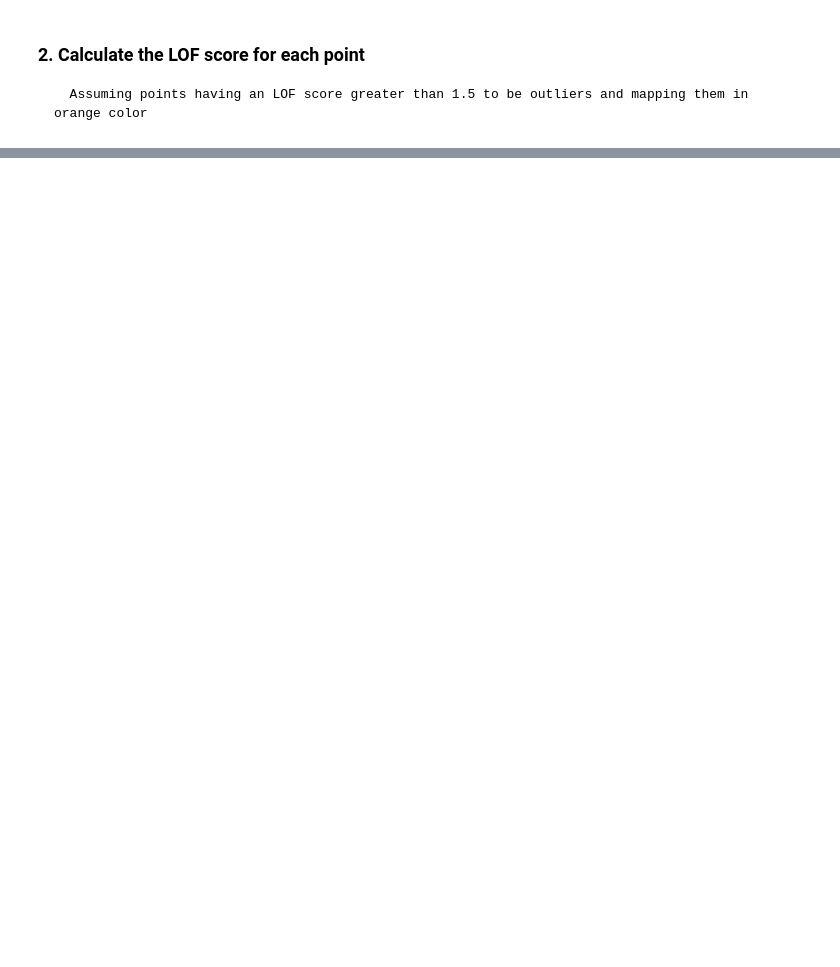
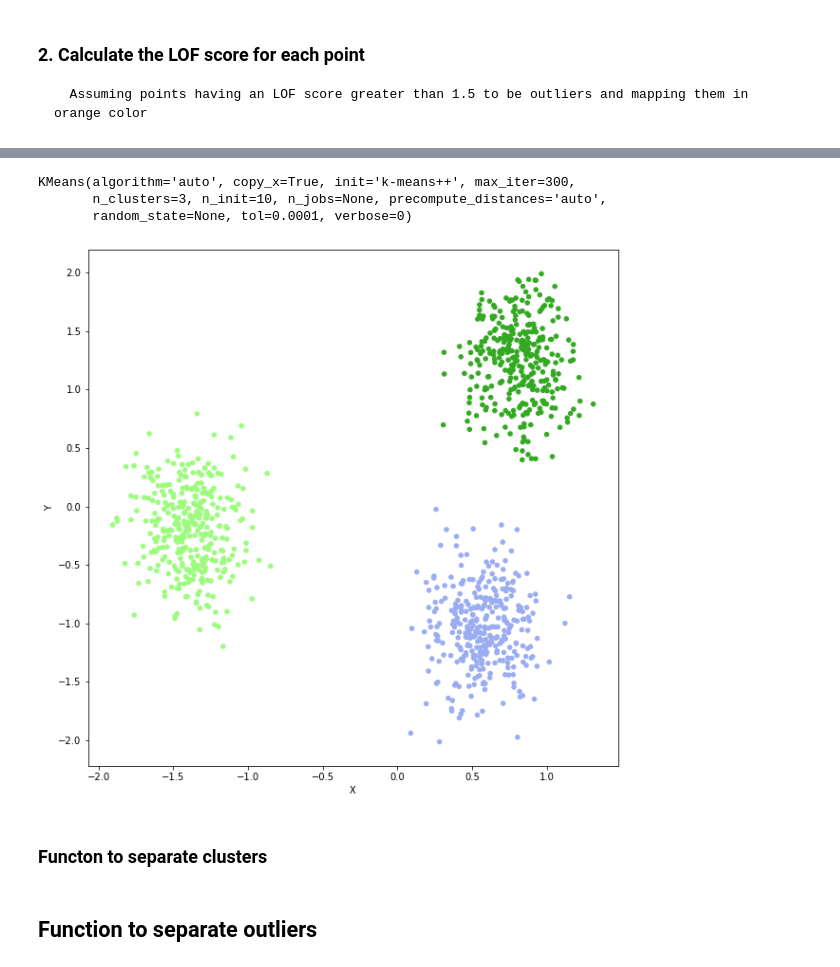
Before and after one commit to kedarbartake98/Illustrative_Emphasis_of_Outliers, a Jupyter notebook: Experiment 2.0 Local gradients with adaptive KDE.ipynb, the cells around one changed output, grey strips where cells are left out. Cells and saved outputs as stored; diff of their text form; code cells hidden in the pictures; blank space fills up the shorter version.

```diff
--- a/Experiment 2.0 Local gradients with adaptive KDE.ipynb
+++ b/Experiment 2.0 Local gradients with adaptive KDE.ipynb
@@ -47,0 +50,22 @@ ax1 = df.plot.scatter(x=cols[0], y=cols[1], c=df['color'],figsize=(10,10))
+# %%
+from sklearn.cluster import KMeans
+
+clusterer = KMeans(3)
+clusterer.fit(df[cols])
+# %% [output]
+KMeans(algorithm='auto', copy_x=True, init='k-means++', max_iter=300,
+       n_clusters=3, n_init=10, n_jobs=None, precompute_distances='auto',
+       random_state=None, tol=0.0001, verbose=0)
+# %%
+df['cluster'] = clusterer.predict(df[cols])
+clus_names = df['cluster'].unique()
+
+clus_colors = [tuple(np.random.choice(256, size=3)/255) for clus in clus_names]
+clus_mapping = dict(zip(clus_names, clus_colors))
+
+df['clus_color'] = df['cluster'].map(lambda x: clus_mapping[x])
+ax1 = df.plot.scatter(x=cols[0], y=cols[1], c=df['clus_color'],figsize=(10,10))
+# %% [output]
+[figure, added]
+# %% [markdown]
+### Functon to separate clusters
@@ -47,0 +117,2 @@ ax1 = df.plot.scatter(x=cols[0], y=cols[1], c=df['color'],figsize=(10,10))
+# %% [markdown]
+## Function to separate outliers
```
Also changed, not shown: parts of 5 cells of this notebook, 1 other file.
